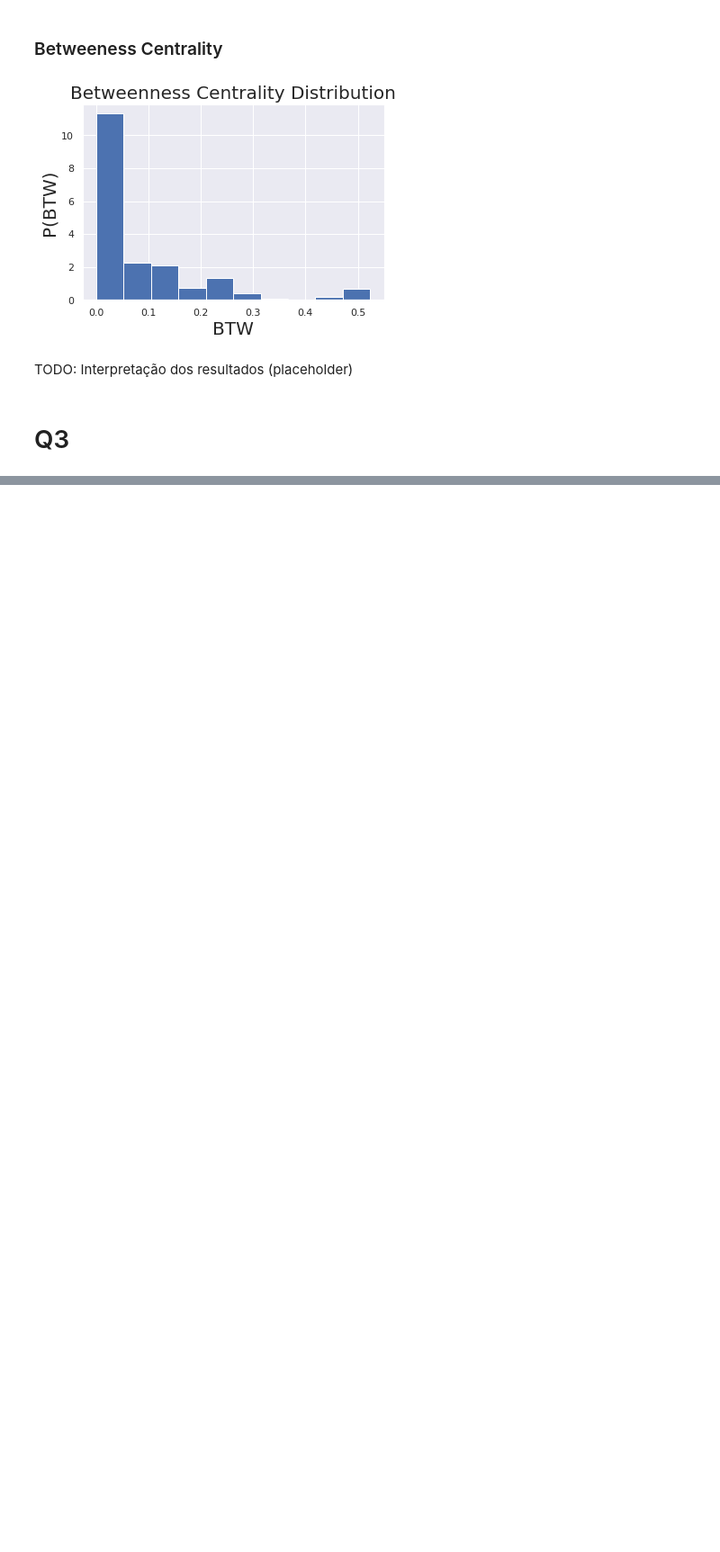
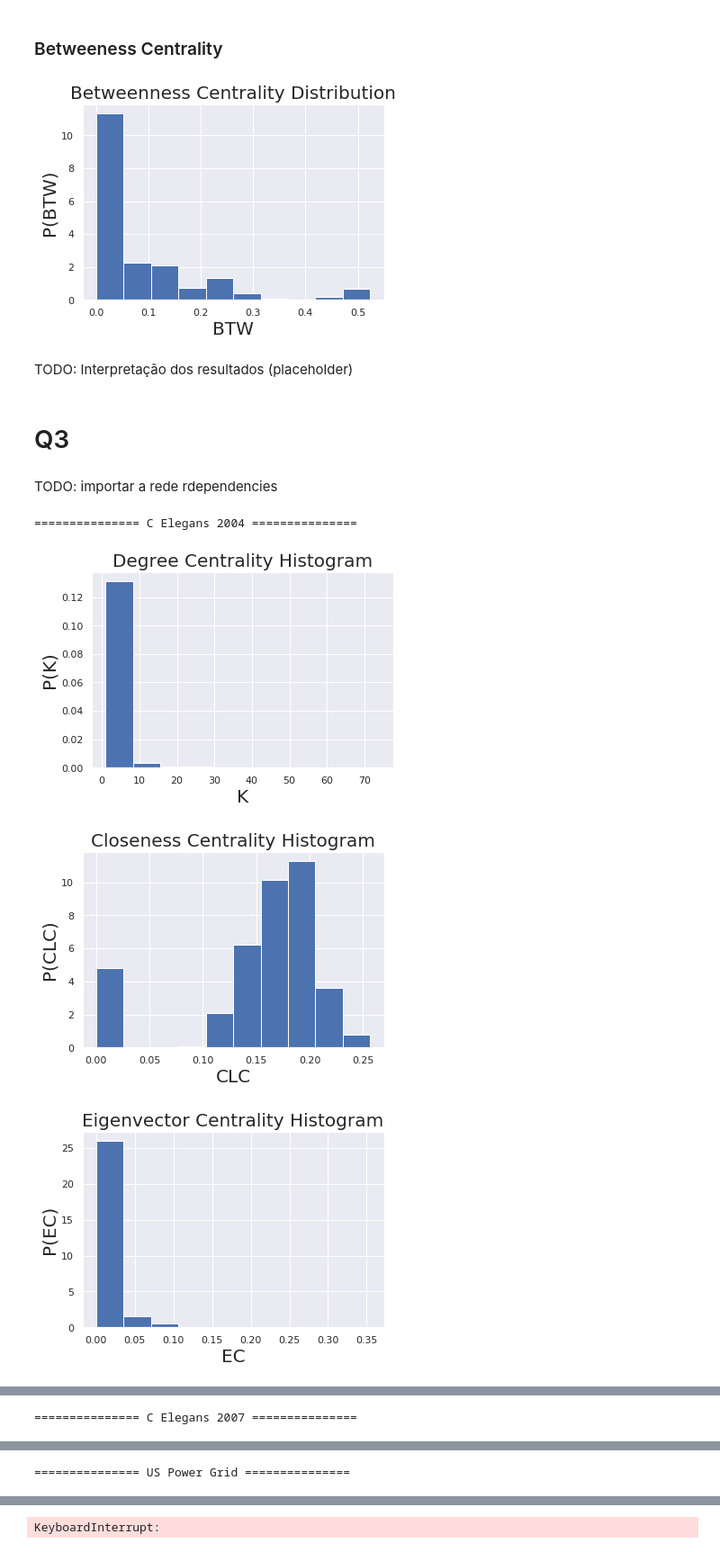
Before and after one commit to gmelodie/Complex-Networks, a Jupyter notebook: lista2/lista2.ipynb, the cells around one changed output, grey strips where cells are left out. Shown: that part at 90% size. Cells and saved outputs as stored; diff of their text form; code cells hidden in the pictures; blank space fills up the shorter version.

```diff
--- a/lista2/lista2.ipynb
+++ b/lista2/lista2.ipynb
@@ -68,7 +69,19 @@ def degree_distribution(G, hist=False):
     return kvalues, Pk
 # %%
 def draw_centrality_hist(centralities, title="Defaul title", ylabel="Default ylabel", xlabel="Defaul xlabel"):
+    """
+    centralities = np.array(centralities)
+    maxk = np.max(centralities)
+    mink = np.min(centralities)
+    kvalues= np.arange(0,maxk+1) # possible values of k
+    Pk = np.zeros(maxk+1) # P(k)
+    for k in vk:
+        Pk[k] = Pk[k] + 1
+    Pk = Pk/sum(Pk) # the sum of the elements of P(k) must to be equal to one
+    """
+
     plt.figure(figsize=(6,4))
+    #plt.hist(centralities, bins=range(0, maxk+1), normed=True)
     plt.hist(centralities, density=True)
     plt.title(title, fontsize=20)
     plt.ylabel(ylabel, fontsize=20)
@@ -89,9 +122,8 @@ all_graphs["US Power Grid"] = nx.read_gml("data/uspowergrid.gml", label="id")
 # all_graphs["US Airports"] = nx.read_edgelist("data/usairport.txt")
 
 # Read from csv file
-df = pd.read_csv("data/rdependencies.csv")
-Graphtype = nx.Graph()
-all_graphs["R Dependencies"] = nx.from_pandas_edgelist(df, create_using=Graphtype)
+# df = pd.read_csv("data/rdependencies.csv")
+# all_graphs["R Dependencies"] = nx.from_pandas_edgelist(df, create_using=nx.Graph())
 
 # Cities' networks
 all_graphs["Motuca"] = ox.graph_from_place('Motuca', network_type='drive', simplify=False)
@@ -214,3 +246,30 @@ draw_centrality_hist(BTW, title="Betweenness Centrality Distribution", ylabel="P
 TODO: Interpretação dos resultados (placeholder)
 # %% [markdown]
 # Q3
+# %% [markdown]
+TODO: importar a rede rdependencies
+# %%
+def q3centralities(nets):
+    for net in nets:
+        print("=============== " + net + " ===============")
+
+        degree_cent = list(dict(all_graphs[net].degree()).values())
+        draw_centrality_hist(degree_cent, title="Degree Centrality Histogram", ylabel="P(K)", xlabel="K")
+
+        closeness_cent = list(dict(nx.closeness_centrality(all_graphs[net])).values())
+        draw_centrality_hist(closeness_cent, title="Closeness Centrality Histogram", ylabel="P(CLC)", xlabel="CLC")
+
+        eigenvector_cent = list(dict(nx.eigenvector_centrality(all_graphs[net], max_iter = 1000)).values())
+        draw_centrality_hist(eigenvector_cent, title="Eigenvector Centrality Histogram", ylabel="P(EC)", xlabel="EC")
+
+        pagerank_cent = list(dict(nx.pagerank(all_graphs[net], alpha=0.85)).values())
+        draw_centrality_hist(pagerank_cent, title="Pagerank Centrality Histogram", ylabel="P(PR)", xlabel="PR")
+# %%
+# q3nets = ["Proteins", "C Elegans 2004", "C Elegans 2007", "US Power Grid"]
+q3nets = ["C Elegans 2004", "C Elegans 2007", "US Power Grid"]    # TODO: usar a linha de cima (demora) e deixar bonito
+q3centralities(q3nets)
+# %% [output]
+=============== C Elegans 2004 ===============
+[figure, added]
+[figure, added]
+[figure, added]
@@ -216,0 +277 @@ TODO: Interpretação dos resultados (placeholder)
+=============== C Elegans 2007 ===============
@@ -216,0 +282 @@ TODO: Interpretação dos resultados (placeholder)
+=============== US Power Grid ===============
@@ -216,0 +284 @@ TODO: Interpretação dos resultados (placeholder)
+KeyboardInterrupt:
```
Also changed, not shown: parts of 12 cells of this notebook.
